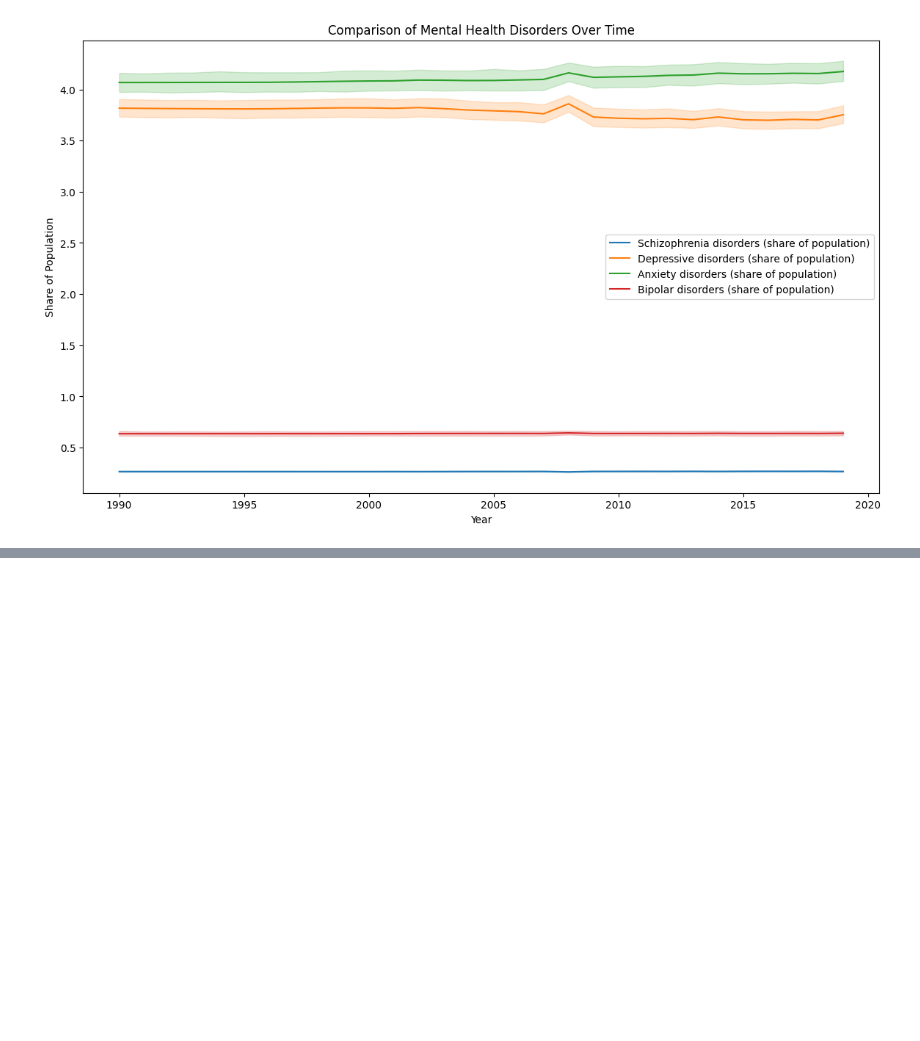
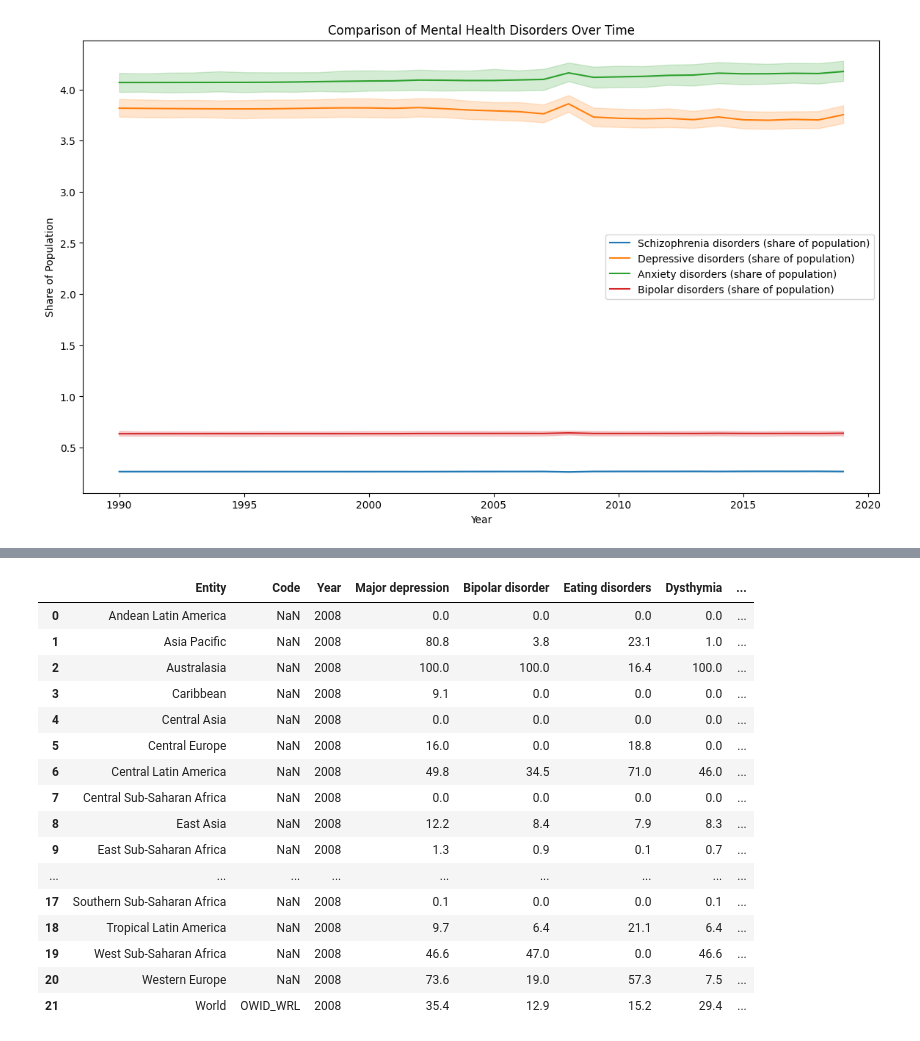
Before and after one commit to INDUDHAR15/data-science-playground, a Jupyter notebook: Python/Healthcare_dataset_Analysis.ipynb, the cells around one changed output, grey strips where cells are left out. Cells and saved outputs as stored; diff of their text form; code cells hidden in the pictures; blank space fills up the shorter version.

```diff
--- a/Python/Healthcare_dataset_Analysis.ipynb
+++ b/Python/Healthcare_dataset_Analysis.ipynb
@@ -217,0 +407,21 @@ plt.show()
+# %%
+df4 = pd.read_csv(r"4- adult-population-covered-in-primary-data-on-the-prevalence-of-mental-illnesses.csv")
+df4
+# %% [output]
+|  | Entity | Code | Year | Major depression | Bipolar disorder | Eating disorders | Dysthymia | ... |
+| 0 | Andean Latin America | NaN | 2008 | 0.0 | 0.0 | 0.0 | 0.0 | ... |
+| 1 | Asia Pacific | NaN | 2008 | 80.8 | 3.8 | 23.1 | 1.0 | ... |
+| 2 | Australasia | NaN | 2008 | 100.0 | 100.0 | 16.4 | 100.0 | ... |
+| 3 | Caribbean | NaN | 2008 | 9.1 | 0.0 | 0.0 | 0.0 | ... |
+| 4 | Central Asia | NaN | 2008 | 0.0 | 0.0 | 0.0 | 0.0 | ... |
+| 5 | Central Europe | NaN | 2008 | 16.0 | 0.0 | 18.8 | 0.0 | ... |
+| 6 | Central Latin America | NaN | 2008 | 49.8 | 34.5 | 71.0 | 46.0 | ... |
+| 7 | Central Sub-Saharan Africa | NaN | 2008 | 0.0 | 0.0 | 0.0 | 0.0 | ... |
+| 8 | East Asia | NaN | 2008 | 12.2 | 8.4 | 7.9 | 8.3 | ... |
+| 9 | East Sub-Saharan Africa | NaN | 2008 | 1.3 | 0.9 | 0.1 | 0.7 | ... |
+| ... | ... | ... | ... | ... | ... | ... | ... | ... |
+| 17 | Southern Sub-Saharan Africa | NaN | 2008 | 0.1 | 0.0 | 0.0 | 0.1 | ... |
+| 18 | Tropical Latin America | NaN | 2008 | 9.7 | 6.4 | 21.1 | 6.4 | ... |
+| 19 | West Sub-Saharan Africa | NaN | 2008 | 46.6 | 47.0 | 0.0 | 46.6 | ... |
+| 20 | Western Europe | NaN | 2008 | 73.6 | 19.0 | 57.3 | 7.5 | ... |
+| 21 | World | OWID_WRL | 2008 | 35.4 | 12.9 | 15.2 | 29.4 | ... |
```
Also changed, not shown: parts of 29 cells of this notebook.
